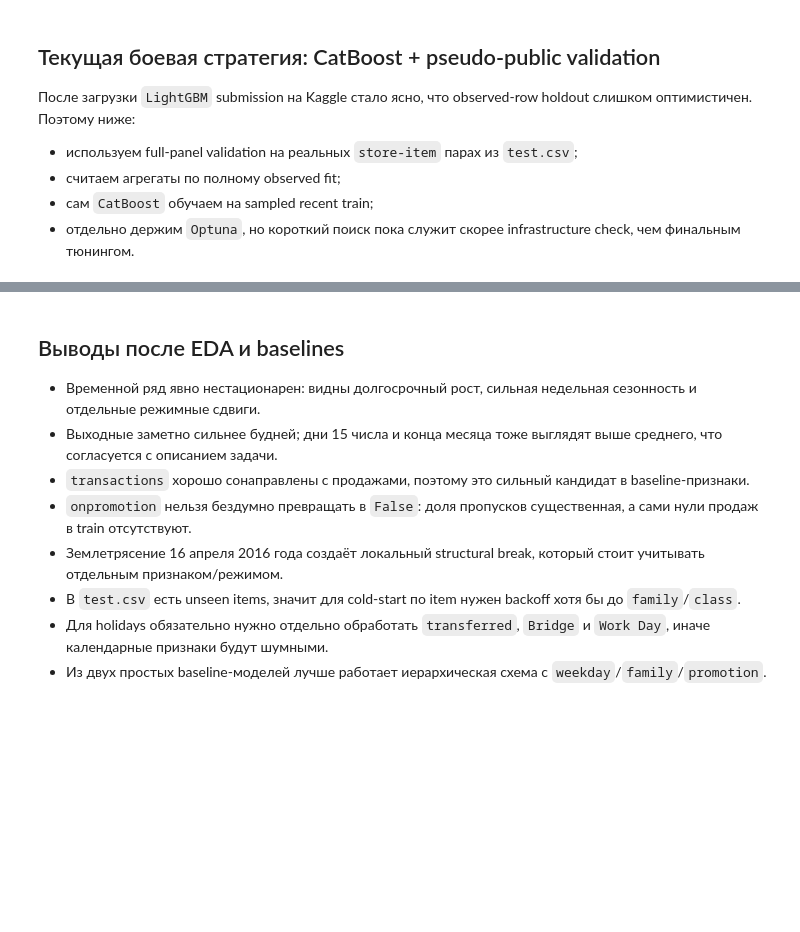
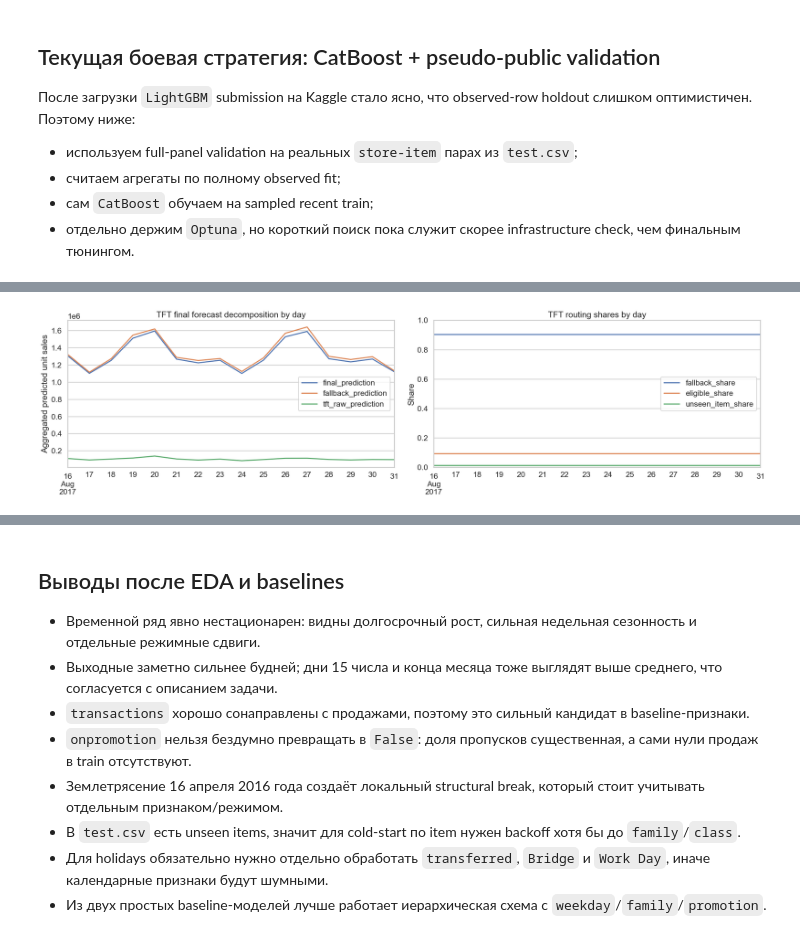
Before and after one commit to MPNikita/timeseries2025_final_project, a Jupyter notebook: favorita.ipynb, the cells around one changed output, grey strips where cells are left out. Cells and saved outputs as stored; diff of their text form; code cells hidden in the pictures; blank space fills up the shorter version.

```diff
--- a/favorita.ipynb
+++ b/favorita.ipynb
@@ -931,37 +1094,74 @@ except FileNotFoundError as exc:
 # %%
-if "tft_single_fold" in locals():
-    tft_daily = tft_single_fold["daily_validation"].copy()
-    fallback_share = (
-        tft_single_fold["valid_predictions"]
-        .groupby("date", as_index=False)["used_fallback"]
-        .mean()
-        .rename(columns={"used_fallback": "fallback_share"})
+if tft_report_ready:
+    tft_predictions = pd.read_csv(
+        tft_predictions_path,
+        parse_dates=["date"],
+        usecols=[
+            "id",
+            "date",
+            "final_prediction",
+            "fallback_prediction",
+            "tft_raw_prediction",
+            "used_fallback",
+            "is_tft_eligible",
+            "unseen_item_flag",
+        ],
     )
 
-    fig, axes = plt.subplots(1, 2, figsize=(20, 6))
+    tft_daily = (
+        tft_predictions
+        .groupby("date", as_index=False)[["final_prediction", "fallback_prediction"]]
+        .sum()
+        .sort_values("date", ignore_index=True)
+    )
+
+    tft_daily_tft_component = (
+        tft_predictions
+        .assign(tft_raw_prediction=tft_predictions["tft_raw_prediction"].fillna(0.0))
+        .groupby("date", as_index=False)["tft_raw_prediction"]
+        .sum()
+        .sort_values("date", ignore_index=True)
+    )
+    tft_daily = tft_daily.merge(tft_daily_tft_component, on="date", how="left")
+
+    tft_routing_daily = (
+        tft_predictions
+        .groupby("date", as_index=False)[["used_fallback", "is_tft_eligible", "unseen_item_flag"]]
+        .mean()
+        .rename(
+            columns={
+                "used_fallback": "fallback_share",
+                "is_tft_eligible": "eligible_share",
+                "unseen_item_flag": "unseen_item_share",
+            }
+        )
+        .sort_values("date", ignore_index=True)
+    )
+
+    fig, axes = plt.subplots(1, 2, figsize=(22, 6))
 
     tft_daily.plot(
         x="date",
-        y=["actual", "final_prediction", "fallback_prediction"],
+        y=["final_prediction", "fallback_prediction", "tft_raw_prediction"],
         ax=axes[0],
         linewidth=2.2,
     )
-    axes[0].set_title("TFT pseudo-public validation")
+    axes[0].set_title("TFT final forecast decomposition by day")
     axes[0].set_xlabel("")
-    axes[0].set_ylabel("Daily aggregated unit sales")
+    axes[0].set_ylabel("Aggregated predicted unit sales")
 
-    fallback_share.plot(
+    tft_routing_daily.plot(
         x="date",
-        y="fallback_share",
+        y=["fallback_share", "eligible_share", "unseen_item_share"],
         ax=axes[1],
         linewidth=2.2,
-        color="#d62828",
-        legend=False,
     )
-    axes[1].set_title("Fallback share by validation day")
+    axes[1].set_title("TFT routing shares by day")
     axes[1].set_xlabel("")
-    axes[1].set_ylabel("Share of rows routed to fallback")
+    axes[1].set_ylabel("Share")
     axes[1].set_ylim(0, 1)
 
     plt.tight_layout()
     plt.show()
+# %% [output]
+[figure, added]
```
Also changed, not shown: parts of 28 cells of this notebook, 50 other files.
